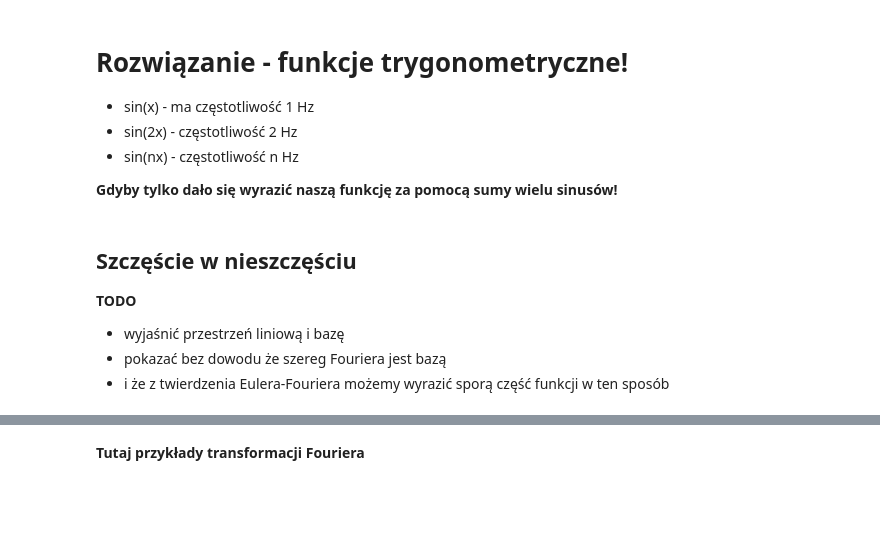
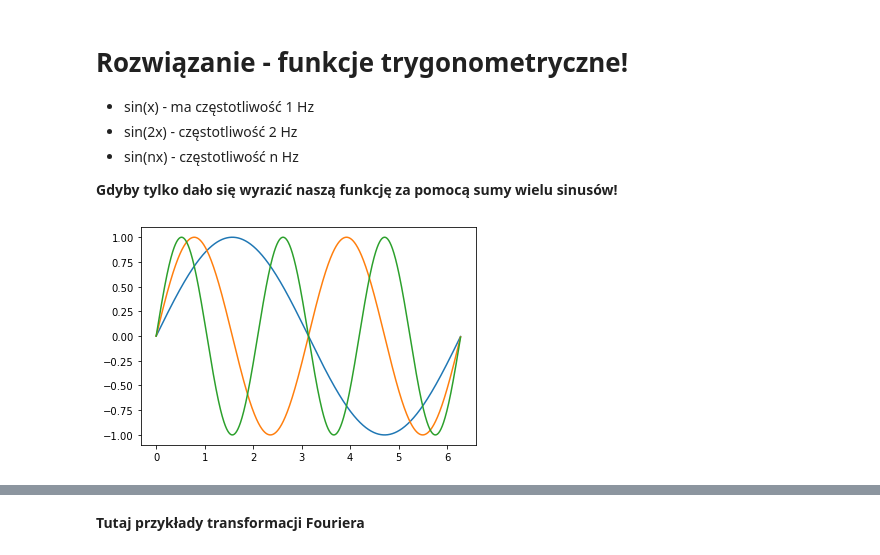
Before and after one commit to pcirrus/dsp_slideshow, a Jupyter notebook: dsp_presentation.ipynb, the cells around one changed output, grey strips where cells are left out. Cells and saved outputs as stored; diff of their text form; code cells hidden in the pictures; blank space fills up the shorter version.

```diff
--- a/dsp_presentation.ipynb
+++ b/dsp_presentation.ipynb
@@ -99,10 +149,15 @@ Jak przekształcić *sygnał zależny od czasu* w *sygnał zależny od częstotl
 - sin(nx) - częstotliwość n Hz
 
 **Gdyby tylko dało się wyrazić naszą funkcję za pomocą sumy wielu sinusów!**
-# %% [markdown]
-## Szczęście w nieszczęściu
-
-**TODO**
-- wyjaśnić przestrzeń liniową i bazę
-- pokazać bez dowodu że szereg Fouriera jest bazą
-- i że z twierdzenia Eulera-Fouriera możemy wyrazić sporą część funkcji w ten sposób
+# %%
+sintime = np.arange(0, 2*np.pi, np.pi/720)
+def gen_sin(data, freq):
+    return [np.sin(x * freq) for x in data]
+
+fig3, ax = plt.subplots()
+ax.plot(sintime, gen_sin(sintime, 1))
+ax.plot(sintime, gen_sin(sintime, 2))
+ax.plot(sintime, gen_sin(sintime, 3))
+plt.show()
+# %% [output]
+[figure, added]
```
Also changed, not shown: parts of 17 cells of this notebook.
